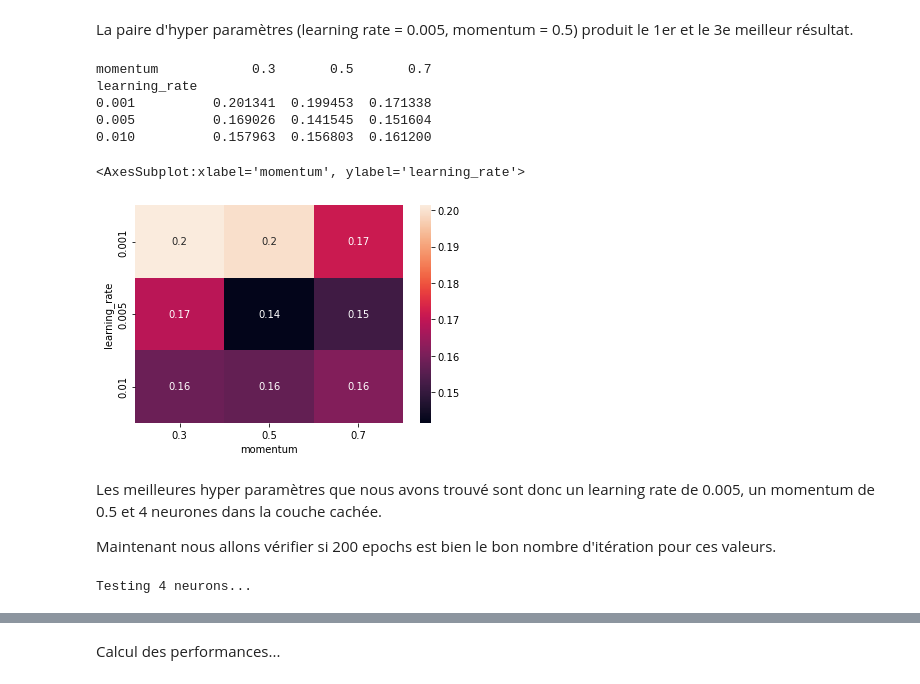
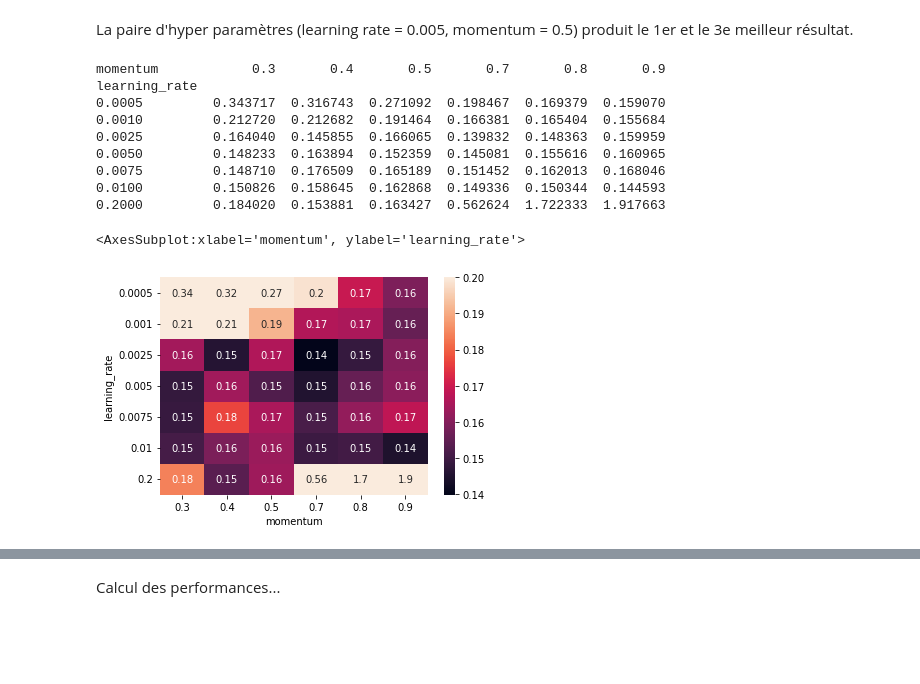
Before and after one commit to Nelson-Jnrnd/ARN_L3, a Jupyter notebook: notebooks/experience_1.ipynb, the cells around one changed output, grey strips where cells are left out. Saved outputs shown, nothing was run; the diff lists cells and outputs as text; code cells hidden in the pictures; blank space fills up the shorter version.

```diff
--- a/notebooks/experience_1.ipynb
+++ b/notebooks/experience_1.ipynb
@@ -123,7 +123,7 @@ for i_h, h in enumerate(N_NEURONS):                                     # loopin
     nn = mlp.MLP([13,h,1], 'tanh')
     for i in np.arange(N_INITS):                                        # looping over the initializations
         nn.init_weights()
-        MSE[i_h, i, :] = nn.fit((df_mfcc[:,0:13], df_mfcc[:,13:14]),
+        MSE[i_h, i, :] = nn.fit((df_mfcc.loc[:, df_mfcc.columns != 'class'], df_mfcc['class']),
                                 learning_rate=LEARNING_RATE,
                                 momentum=MOMENTUM,
                                 epochs=EPOCHS)
@@ -224,30 +230,19 @@ N_TESTS = 10
 N_INITS = 10
 EPOCHS = 300
 N_NEURONS = [1, 4, 8, 16, 32]
-LEARNING_RATE = [0.01, 0.005, 0.001]
-MOMENTUM = [0.3, 0.5, 0.7]
+LEARNING_RATE = [0.2, 0.01, 0.0075, 0.005, 0.0025, 0.001, 0.0005]
+MOMENTUM = [0.3, 0.4, 0.5, 0.7, 0.8, 0.9]
 
 MSE_train = np.zeros((len(N_NEURONS), EPOCHS, N_TESTS))
 MSE_test = np.zeros((len(N_NEURONS), EPOCHS, N_TESTS))
 
 data = []
-
+cnt = 0
 for lr in LEARNING_RATE:
     for mom in MOMENTUM:
-        for i_h, h in enumerate(N_NEURONS):                                     # looping the number of hidden neurons
-            print('Testing', h, 'neurons...')
-            nn = mlp.MLP([13,h,1], 'tanh')
-            for i in np.arange(N_TESTS):                                        # looping the tests
-                nn.init_weights()                                               # the network has to be reinitialized before each test
-                temp1, temp2 = cv.k_fold_cross_validation_per_epoch(nn,         # notice that we do not use cv.k_fold_cross_validation
-                                                                    df_mfcc,    # but cv.k_fold_cross_validation_per_epoch which
-                                                                    k=K,        # returns a value of error per each epoch
-                                                                    learning_rate=lr,
-                                                                    momentum=mom,
-                                                                    epochs=EPOCHS)
-                # temp1 and temp2 are the training and test error. One value per epoch
-                MSE_train[i_h, :, i] = temp1
-                MSE_test[i_h, :, i] = temp2
+        cnt = cnt + 1
+        print(cnt, " | learning rate: ", lr , " - momentum: ", mom)
+        MSE_train, MSE_test = train_model(df_mfcc.to_numpy(), K, N_TESTS, N_INITS, EPOCHS, N_NEURONS, lr, mom)
         MSE_test_mean = np.mean(MSE_test, axis=2)
         for n_i, n in enumerate(N_NEURONS):
             data.append([lr, mom, n, np.min(MSE_test_mean[n_i])])
@@ -295,48 +287,17 @@ La paire d'hyper paramètres (learning rate = 0.005, momentum = 0.5) produit le
 # %%
 import seaborn as sns
 
 df_wide = df_data.pivot_table( index='learning_rate', columns='momentum', values='min_MSE', aggfunc=min)
-print(df_wide)
-sns.heatmap(df_wide, annot=True)
+sns.heatmap(df_wide, annot=True, vmax=0.2)
 # %% [output]
-momentum            0.3       0.5       0.7
+momentum            0.3       0.4       0.5       0.7       0.8       0.9
 learning_rate
-0.001          0.201341  0.199453  0.171338
-0.005          0.169026  0.141545  0.151604
-0.010          0.157963  0.156803  0.161200
+0.0005         0.343717  0.316743  0.271092  0.198467  0.169379  0.159070
+0.0010         0.212720  0.212682  0.191464  0.166381  0.165404  0.155684
+0.0025         0.164040  0.145855  0.166065  0.139832  0.148363  0.159959
+0.0050         0.148233  0.163894  0.152359  0.145081  0.155616  0.160965
+0.0075         0.148710  0.176509  0.165189  0.151452  0.162013  0.168046
+0.0100         0.150826  0.158645  0.162868  0.149336  0.150344  0.144593
+0.2000         0.184020  0.153881  0.163427  0.562624  1.722333  1.917663
 <AxesSubplot:xlabel='momentum', ylabel='learning_rate'>
-[figure, old version]
+[figure, new version]
-# %% [markdown]
-Les meilleures hyper paramètres que nous avons trouvé sont donc un learning rate de 0.005, un momentum de 0.5 et 4 neurones dans la couche cachée.
-
-Maintenant nous allons vérifier si 200 epochs est bien le bon nombre d'itération pour ces valeurs.
-# %%
-K = 5
-N_TESTS = 10
-
-# Hyper parameters...
-N_INITS = 10
-EPOCHS = 200
-N_NEURONS = [4]
-LEARNING_RATE = 0.005
-MOMENTUM = 0.5
-
-MSE_train = np.zeros((len(N_NEURONS), EPOCHS, N_TESTS))
-MSE_test = np.zeros((len(N_NEURONS), EPOCHS, N_TESTS))
-
-for i_h, h in enumerate(N_NEURONS):                                     # looping the number of hidden neurons
-    print('Testing', h, 'neurons...')
-    nn = mlp.MLP([13,h,1], 'tanh')
-    for i in np.arange(N_TESTS):                                        # looping the tests
-        nn.init_weights()                                               # the network has to be reinitialized before each test
-        temp1, temp2 = cv.k_fold_cross_validation_per_epoch(nn,         # notice that we do not use cv.k_fold_cross_validation
-                                                            df_mfcc,    # but cv.k_fold_cross_validation_per_epoch which
-                                                            k=K,        # returns a value of error per each epoch
-                                                            learning_rate=LEARNING_RATE,
-                                                            momentum=MOMENTUM,
-                                                            epochs=EPOCHS)
-        # temp1 and temp2 are the training and test error. One value per epoch
-        MSE_train[i_h, :, i] = temp1
-        MSE_test[i_h, :, i] = temp2
-# %% [output]
-Testing 4 neurons...
```
Also changed, not shown: parts of 22 cells of this notebook, 9 other files.
